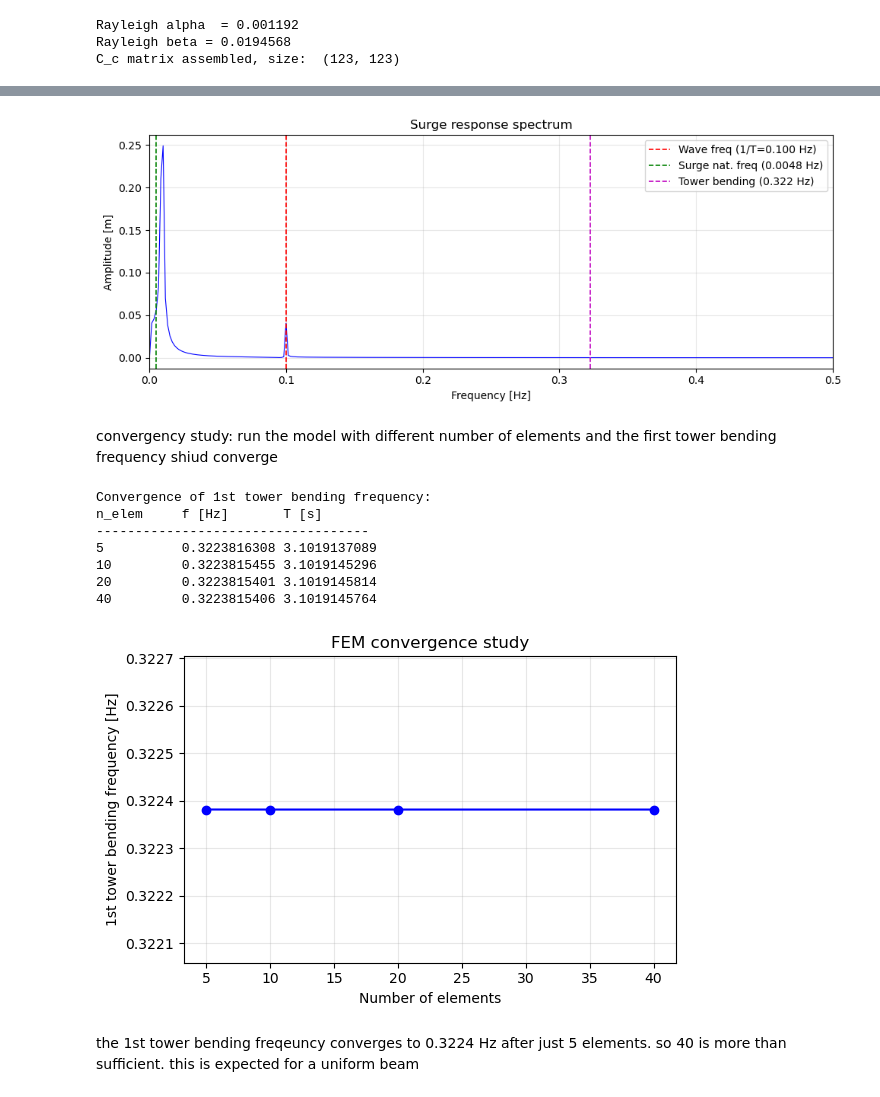
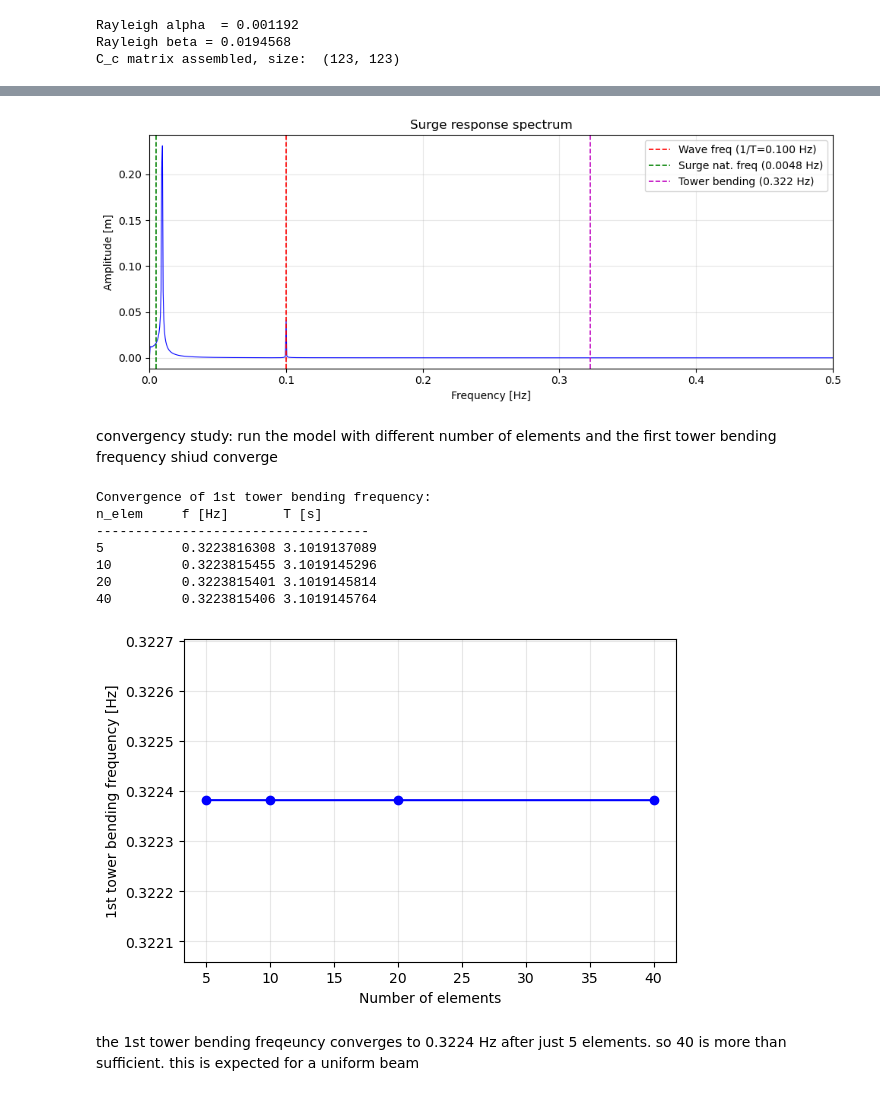
Before and after one commit to carolinaprucha/CIEM4210-Computational-Modelling, a Jupyter notebook: FOWT_FEM.ipynb, the cells around one changed output, grey strips where cells are left out. Drawn from its saved outputs; the diff is of its cells as text; code cells hidden in the pictures.

```diff
--- a/FOWT_FEM.ipynb
+++ b/FOWT_FEM.ipynb
@@ -404,7 +404,7 @@ for mode in range(n_modes):
     ax.axhline(z_base, color='gray', lw=0.8, ls='--', label='Tower base')
     ax.axhline(z_top,  color='gray', lw=0.8, ls=':',  label='Tower top')
     ax.axvline(0, color='k', lw=0.5)
-    ax.set_title(f"Mode {mode+1}\n{mode_labels[mode]}\nT = {T_n[mode]:.2f} s", fontsize=9)
+    #ax.set_title(f"Mode {mode+1}\n{mode_labels[mode]}\nT = {T_n[mode]:.2f} s", fontsize=9)
     ax.set_xlabel("Displacement [m]")
     ax.grid(True, alpha=0.3)
 
@@ -599,7 +599,7 @@ C_c matrix assembled, size:  (123, 123)
 from scipy.linalg import lu_factor, lu_solve
 
 dt    = 0.5
-t_end = 600.0
+t_end = 2000.0
 t_vec = np.arange(0, t_end + dt, dt)
 n_t   = len(t_vec)
 
@@ -701,7 +701,7 @@ plt.grid(True, alpha=0.3)
 plt.tight_layout()
 plt.show()
 # %% [output]
-[figure, old version]
+[figure, new version]
 # %% [markdown]
 convergency study: run the model with different number of elements and the first tower bending frequency shiud converge
 # %%
@@ -737,34 +737,35 @@ for ne in n_elem_list:
     Kc_c[0,0] += K_surge_moor
     Kc_c[1,1] += K_heave_hs + K_heave_moor
     Kc_c[2,2] += K_pitch_hs + K_pitch_moor
 
     evals, _ = eigh(Kc_c, Mc_c)
     freqs = np.sqrt(np.abs(evals)) / (2*np.pi)
     f1_list.append(freqs[3])   # 1st tower bending = mode 4
 
 print("Convergence of 1st tower bending frequency:")
 print(f"{'n_elem':<10} {'f [Hz]':<12} {'T [s]'}")
 print("-"*35)
 for ne, f1 in zip(n_elem_list, f1_list):
     print(f"{ne:<10} {f1:<12.10f} {1/f1:.10f}")
 
 plt.figure(figsize=(6,4))
 plt.plot(n_elem_list, f1_list, 'bo-')
 plt.xlabel('Number of elements')
 plt.ylabel('1st tower bending frequency [Hz]')
-plt.title('FEM convergence study')
+#plt.title('FEM convergence study')
 plt.ylim([min(f1_list)*0.999, max(f1_list)*1.001])  # zoom in
 plt.grid(True, alpha=0.3)
 plt.tight_layout()
+plt.savefig("Convergence_study", dpi = 300, bbox_inches = 'tight' )
 plt.show()
 # %% [output]
 Convergence of 1st tower bending frequency:
 n_elem     f [Hz]       T [s]
 -----------------------------------
 5          0.3223816308 3.1019137089
 10         0.3223815455 3.1019145296
 20         0.3223815401 3.1019145814
 40         0.3223815406 3.1019145764
-[figure, old version]
+[figure, new version]
 # %% [markdown]
 the 1st tower bending freqeuncy converges to 0.3224 Hz after just 5 elements. so 40 is more than sufficient. this is expected for a uniform beam
```
Also changed, not shown: parts of 3 cells of this notebook, 2 other files.
